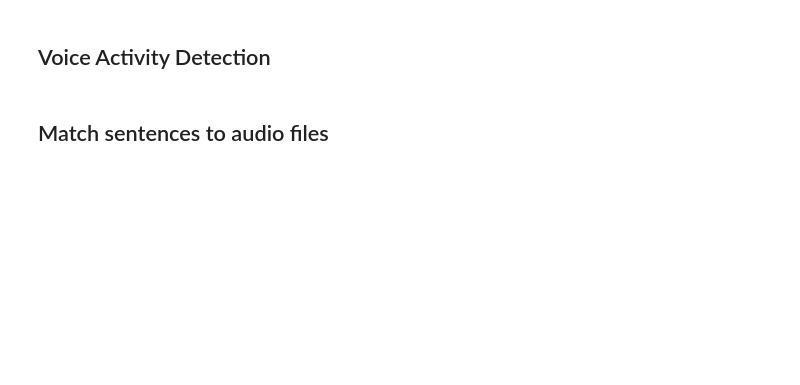
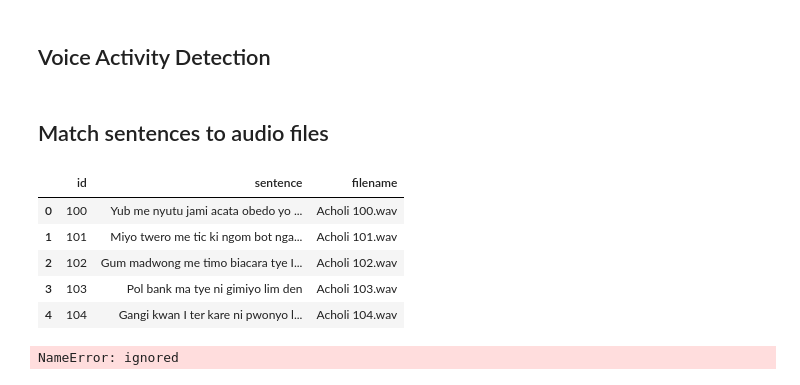
Before and after one commit to TReV-89/TReV-89, a Jupyter notebook: Create_Acholi_TTS_dataset.ipynb, the cells around one changed output. Cells and saved outputs as stored; diff of their text form; code cells hidden in the pictures; blank space fills up the shorter version.

```diff
--- a/Create_Acholi_TTS_dataset.ipynb
+++ b/Create_Acholi_TTS_dataset.ipynb
@@ -199,3 +191,21 @@ if len(processed_wav_files) != len(wav_files):
   )
 # %% [markdown]
 ## Match sentences to audio files
+# %%
+import pandas as pd
+
+ACHOLIData=pd.read_excel(io='/content/drive/MyDrive/acholi_5000.xlsx')
+
+# Printing few records of the data
+ACHOLIData.head(n=5)
+# %% [output]
+|  | id | sentence | filename |
+| 0 | 100 | Yub me nyutu jami acata obedo yo ... | Acholi 100.wav |
+| 1 | 101 | Miyo twero me tic ki ngom bot nga... | Acholi 101.wav |
+| 2 | 102 | Gum madwong me timo biacara tye I... | Acholi 102.wav |
+| 3 | 103 | Pol bank ma tye ni gimiyo lim den | Acholi 103.wav |
+| 4 | 104 | Gangi kwan I ter kare ni pwonyo l... | Acholi 104.wav |
+# %%
+processed_wav_files.head()
+# %% [output]
+NameError: ignored
```
Also changed, not shown: parts of 10 cells of this notebook.
